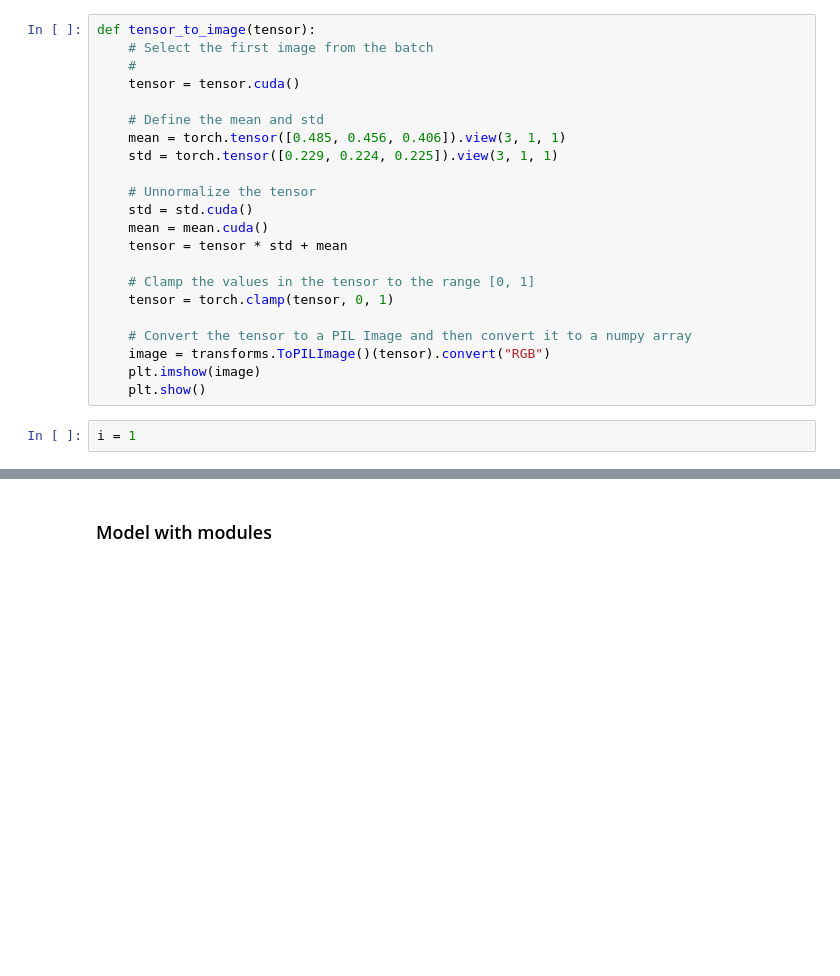
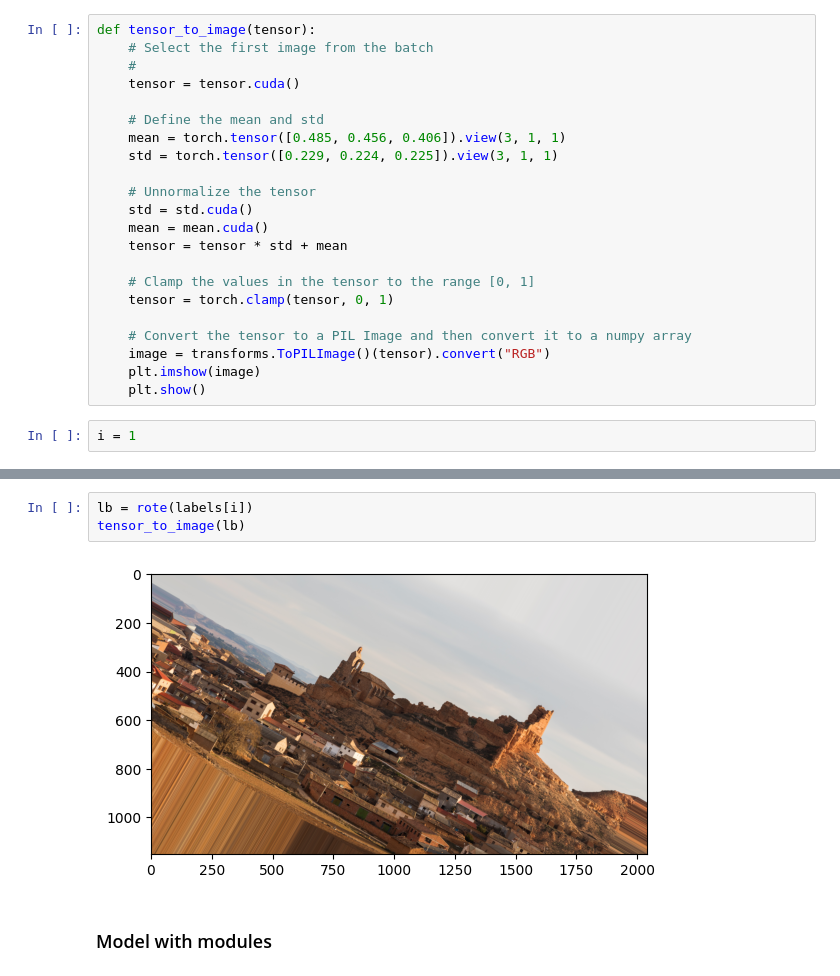
Before and after one commit to khan022/SR, a Jupyter notebook: training.ipynb, the cells around one changed output, grey strips where cells are left out. Cells and saved outputs as stored; diff of their text form; blank space fills up the shorter version.

```diff
--- a/training.ipynb
+++ b/training.ipynb
@@ -144,3 +160,8 @@ tensor_to_image(labels[i])
+# %%
+lb = rote(labels[i])
+tensor_to_image(lb)
+# %% [output]
+[figure, added]
 # %% [markdown]
 ### Model with modules
 # %% [markdown]
```
Also changed, not shown: parts of 12 cells of this notebook.
